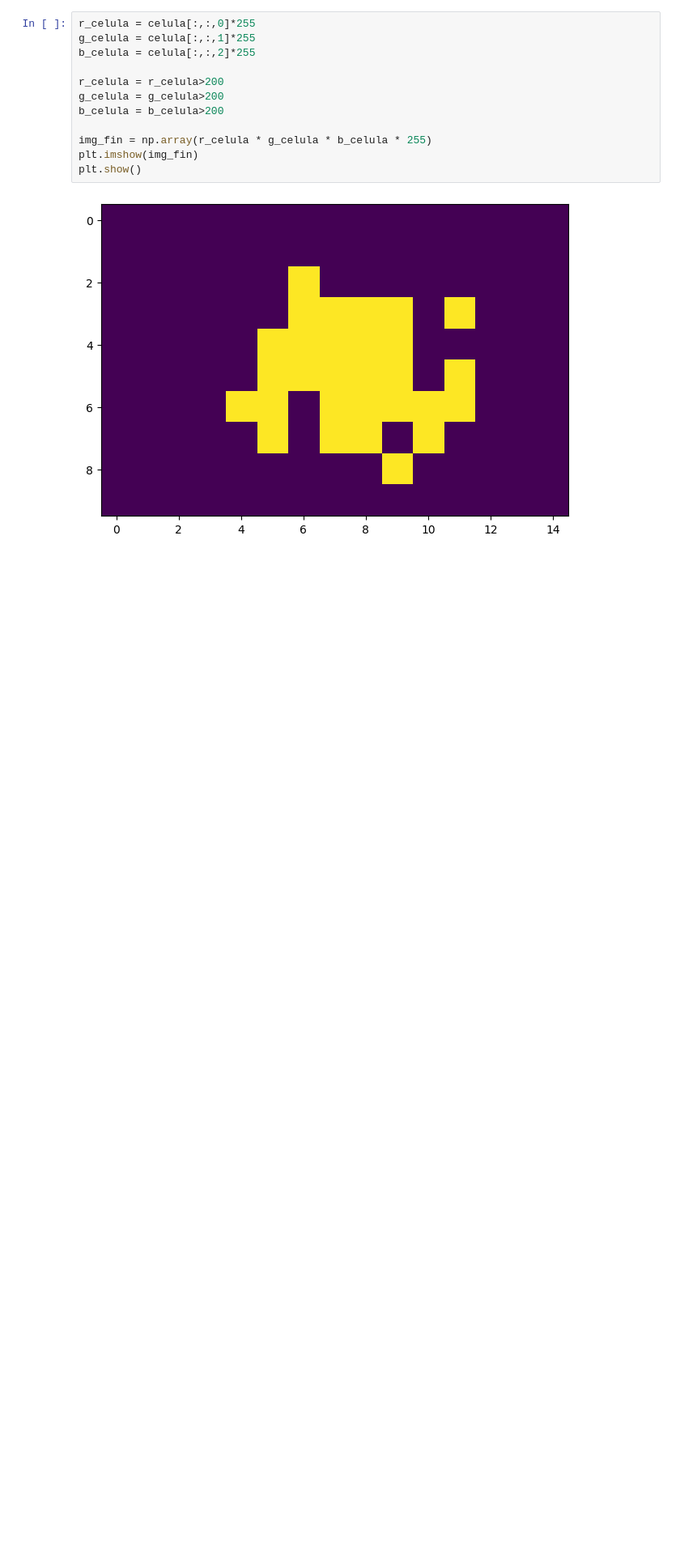
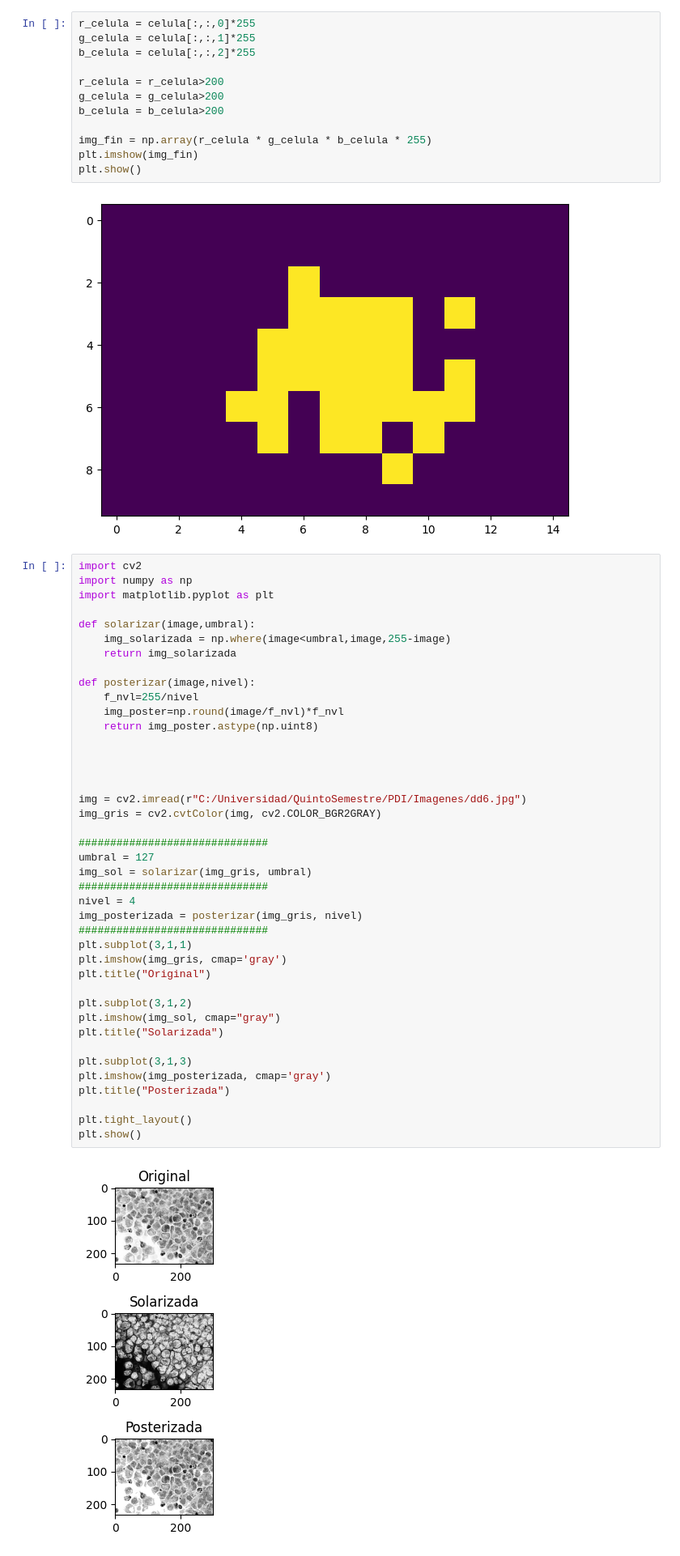
Before and after one commit to VeoNoporSad/PDI, a Jupyter notebook: Practica_19_03_2024.ipynb, the cells around one changed output. Shown at 81% size. Cells and saved outputs as stored; diff of their text form; blank space fills up the shorter version.

```diff
--- a/Practica_19_03_2024.ipynb
+++ b/Practica_19_03_2024.ipynb
@@ -49,6 +49,49 @@ plt.imshow(img_fin)
 plt.show()
 # %% [output]
 [figure]
+# %%
+import cv2
+import numpy as np
+import matplotlib.pyplot as plt
+
+def solarizar(image,umbral):
+    img_solarizada = np.where(image<umbral,image,255-image)
+    return img_solarizada
+
+def posterizar(image,nivel):
+    f_nvl=255/nivel
+    img_poster=np.round(image/f_nvl)*f_nvl
+    return img_poster.astype(np.uint8)
+
+
+
+
+img = cv2.imread(r"C:/Universidad/QuintoSemestre/PDI/Imagenes/dd6.jpg")
+img_gris = cv2.cvtColor(img, cv2.COLOR_BGR2GRAY)
+
+##############################
+umbral = 127
+img_sol = solarizar(img_gris, umbral)
+##############################
+nivel = 4
+img_posterizada = posterizar(img_gris, nivel)
+##############################
+plt.subplot(3,1,1)
+plt.imshow(img_gris, cmap='gray')
+plt.title("Original")
+
+plt.subplot(3,1,2)
+plt.imshow(img_sol, cmap="gray")
+plt.title("Solarizada")
+
+plt.subplot(3,1,3)
+plt.imshow(img_posterizada, cmap='gray')
+plt.title("Posterizada")
+
+plt.tight_layout()
+plt.show()
+# %% [output]
+[figure, added]
 # %%
 import cv2 as cv
 import numpy as np
```
Also changed, not shown: parts of 10 cells of this notebook, 3 other files.
